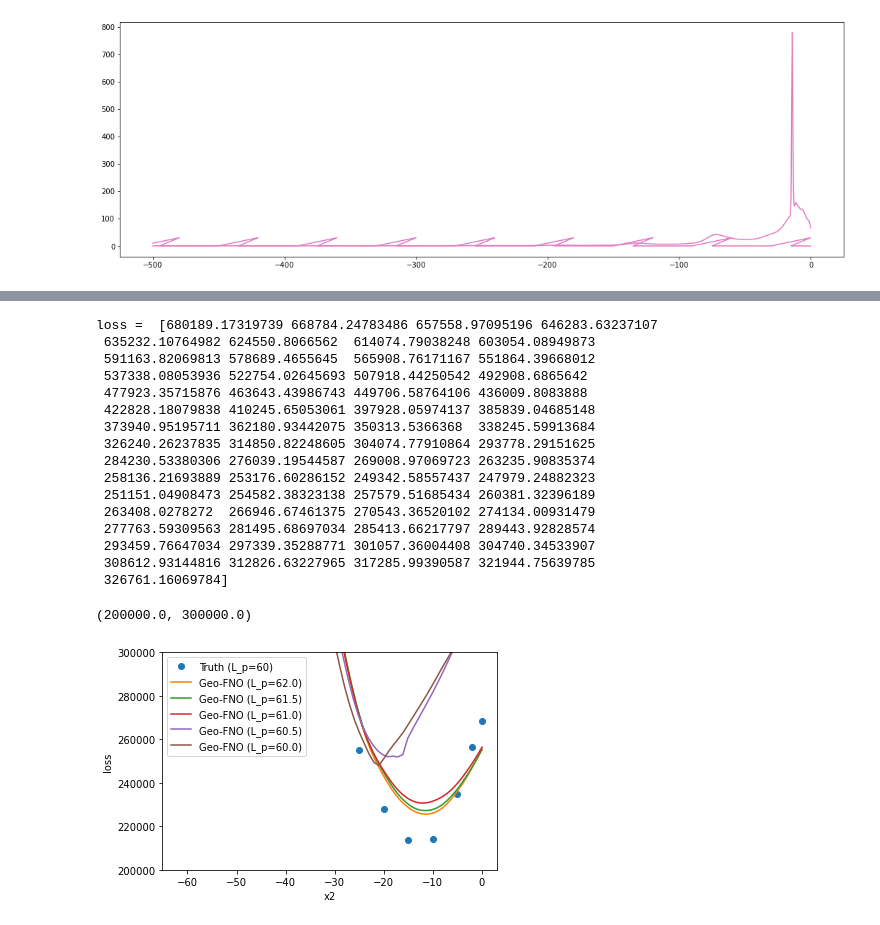
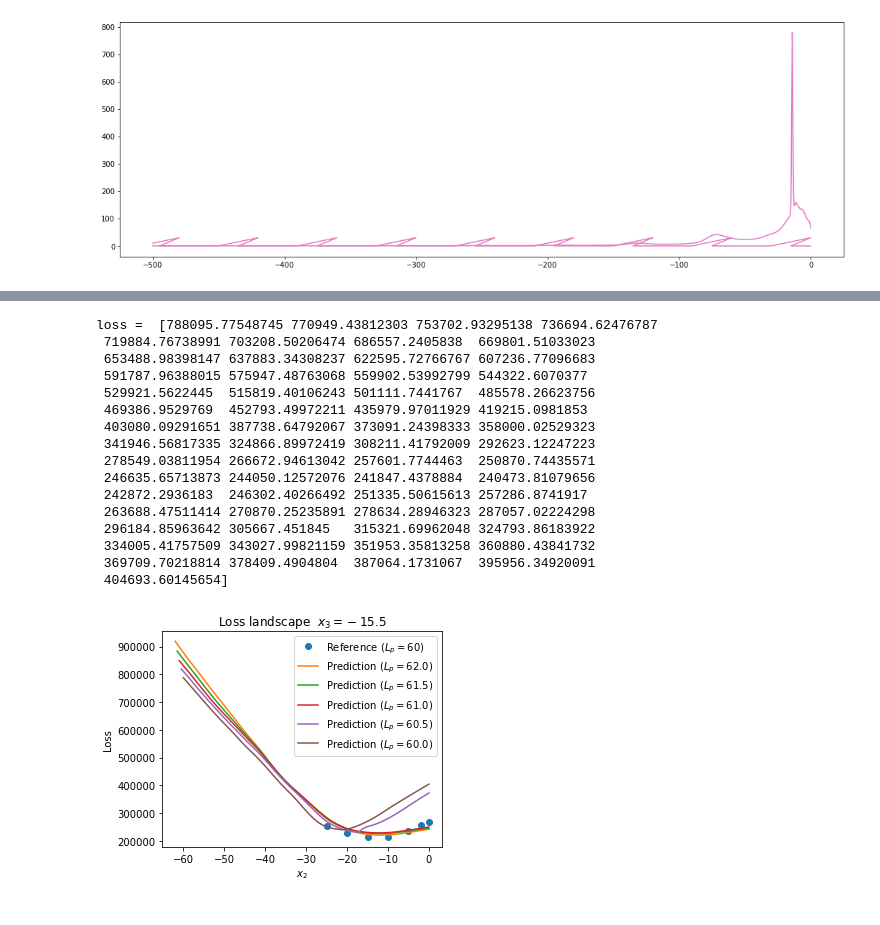
Before and after one commit to zongyi-li/Geo-FNO-catheter, a Jupyter notebook: data_analysis_length.ipynb, the cells around one changed output, grey strips where cells are left out. Cells and saved outputs as stored; diff of their text form; code cells hidden in the pictures.

```diff
--- a/data_analysis_length.ipynb
+++ b/data_analysis_length.ipynb
@@ -176,13 +176,15 @@ print(loss)
 # %%
 # L_p, x2, x3, h
 # fix L_p, h
-L_p, h = 61.0,  30.0
+L_p, h = 62.2564697265625,  29.99827766418457
 L_p, h =  torch.tensor(L_p, dtype=torch.float), torch.tensor(h, dtype=torch.float)
 
 # 60.89578107 -30.44789053  -3.74659224 -15.23394195  28.72308896
 nx2, nx3 = 60*2+1, np.int64((L_p/2-15)*2+1)
 x2_range = np.linspace(-L_p, 0.0, nx2)
-x3_range = np.linspace(-L_p/2+15, 0.0, nx3)
+# x3_range = np.linspace(-L_p/2+15, 0.0, nx3)
+# x2_range = np.linspace(-40, 0.0, nx2)
+x3_range = np.linspace(-20, 0.0, nx3)
 xx_mask = numpy.linspace(1.0, 0, N_s) * (-L_x)
 loss = np.zeros((len(x2_range), len(x3_range)))
 for i in range(len(x2_range)):
@@ -257,0 +383,21 @@ Text(0.5, 1.0, 'Training data')
+# %%
+# L_p, x2, x3, h
+# fix L_p, h
+# L_p, x1, x2, x3, h = 62.2564697265625,  -31.12823486328125, -11.565677642822266,
+
+
+x3, x2 = -15.864848136901855, -11.565677642822266
+x3, x2 =  torch.tensor(x3, dtype=torch.float), torch.tensor(x2, dtype=torch.float)
+
+Lp_range = np.linspace(60, 100, 40*4 + 1)
+h_range = np.linspace(20, 30, 10*4 + 1)
+
+xx_mask = numpy.linspace(1.0, 0, N_s) * (-L_x)
+loss = np.zeros((len(Lp_range), len(h_range)))
+for i in range(len(Lp_range)):
+    for j in range(len(h_range)):
+        Lp, h = torch.tensor(Lp_range[i], dtype=torch.float), torch.tensor(h_range[j], dtype=torch.float)
+        X_Y, X, Y = catheter_mesh_1d_total_length(L_x, Lp, x2, x3, h, N_s)
+
+        out = torch.exp(model(X_Y).squeeze()).detach().cpu().numpy()
+        loss[i,j] = -np.dot(out, xx_mask)* L_x/N_s
@@ -344,9 +533,9 @@ dx2_x1 =  30  loss =  268334.41000783106
 model = torch.load("catheter_plain_length_model_1d1000", map_location=device)
 
 # This is for L_p = 60, x_3 = 15
-ax = plt.subplot(111)
-ax.plot(-L_p/2 + dx2_x1_list, true_loss,  "o", label="Truth (L_p=60)")
-x3 = -15
+fig, ax = plt.subplots(1, figsize=(5,4))
+ax.plot(-L_p/2 + dx2_x1_list, true_loss,  "o", label="Reference "+ r"$(L_p=60)$")
+x3 = -15.5
 # L_p, x2, x3, h
 # fix L_p, h
 for L_p in [62, 61.5, 61, 60.5, 60]:
@@ -370,10 +559,13 @@ for L_p in [62, 61.5, 61, 60.5, 60]:
         loss[i] = -np.dot(out, xx_mask)* L_x/N_s
 
     print("loss = ", loss)
-    ax.plot(x2_range, loss, label=r"Geo-FNO (L_p=%3.1f)" %L_p)
+    ax.plot(x2_range, loss, label="Prediction "+r"$(L_p=%3.1f)$" %L_p)
 
-ax.set_xlabel("x2")
-ax.set_ylabel("loss")
+ax.set_xlabel(r"$x_2$")
+ax.set_ylabel(r"Loss")
+plt.title("Loss landscape "+r" $x_3=-15.5$")
+plt.tight_layout()
 ax.legend()
-ax.set_ylim([2e5,3e5])
+plt.savefig("Landscape_loss_Lp.pdf")
+# ax.set_ylim([2e5,3e5])
 # %% [output]
@@ -444,18 +636,17 @@ loss =  [717190.31785216 704127.00731385 691158.98867302 678178.23929179
-loss =  [680189.17319739 668784.24783486 657558.97095196 646283.63237107
- 635232.10764982 624550.8066562  614074.79038248 603054.08949873
- 591163.82069813 578689.4655645  565908.76171167 551864.39668012
- 537338.08053936 522754.02645693 507918.44250542 492908.6865642
- 477923.35715876 463643.43986743 449706.58764106 436009.8083888
- 422828.18079838 410245.65053061 397928.05974137 385839.04685148
- 373940.95195711 362180.93442075 350313.5366368  338245.59913684
- 326240.26237835 314850.82248605 304074.77910864 293778.29151625
- 284230.53380306 276039.19544587 269008.97069723 263235.90835374
- 258136.21693889 253176.60286152 249342.58557437 247979.24882323
- 251151.04908473 254582.38323138 257579.51685434 260381.32396189
- 263408.0278272  266946.67461375 270543.36520102 274134.00931479
- 277763.59309563 281495.68697034 285413.66217797 289443.92828574
- 293459.76647034 297339.35288771 301057.36004408 304740.34533907
- 308612.93144816 312826.63227965 317285.99390587 321944.75639785
- 326761.16069784]
+loss =  [788095.77548745 770949.43812303 753702.93295138 736694.62476787
+ 719884.76738991 703208.50206474 686557.2405838  669801.51033023
+ 653488.98398147 637883.34308237 622595.72766767 607236.77096683
+ 591787.96388015 575947.48763068 559902.53992799 544322.6070377
+ 529921.5622445  515819.40106243 501111.7441767  485578.26623756
+ 469386.9529769  452793.49972211 435979.97011929 419215.0981853
+ 403080.09291651 387738.64792067 373091.24398333 358000.02529323
+ 341946.56817335 324866.89972419 308211.41792009 292623.12247223
+ 278549.03811954 266672.94613042 257601.7744463  250870.74435571
+ 246635.65713873 244050.12572076 241847.4378884  240473.81079656
+ 242872.2936183  246302.40266492 251335.50615613 257286.8741917
+ 263688.47511414 270870.25235891 278634.28946323 287057.02224298
+ 296184.85963642 305667.451845   315321.69962048 324793.86183922
+ 334005.41757509 343027.99821159 351953.35813258 360880.43841732
+ 369709.70218814 378409.4904804  387064.1731067  395956.34920091
+ 404693.60145654]
-(200000.0, 300000.0)
-[figure, old version]
+[figure, new version]
```
Also changed, not shown: parts of 12 cells of this notebook, 4 other files.
